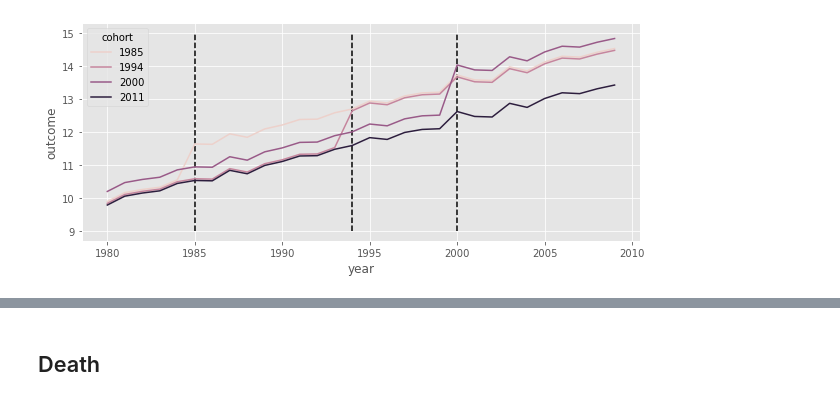
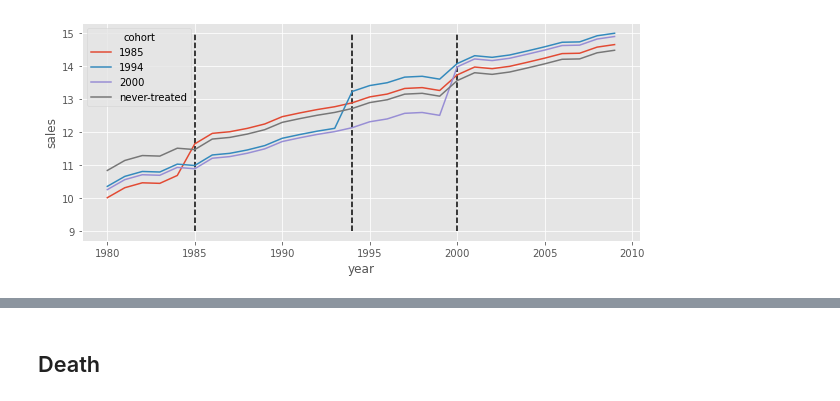
Before and after one commit to matheusfacure/python-causality-handbook, a Jupyter notebook: causal-inference-for-the-brave-and-true/Diff-in-Diff-Death-and-Rebirth.ipynb, the cells around one changed output, grey strips where cells are left out. Drawn from its saved outputs; the diff is of its cells as text; code cells hidden in the pictures.

```diff
--- a/causal-inference-for-the-brave-and-true/Diff-in-Diff-Death-and-Rebirth.ipynb
+++ b/causal-inference-for-the-brave-and-true/Diff-in-Diff-Death-and-Rebirth.ipynb
@@ -18,13 +28,13 @@ time = range(1980, 2010)
 cohorts = [1985,1994,2000,2011]
 units = range(1, 100+1)
 
-np.random.seed(3)
+np.random.seed(1)
 
 df_hom_effect = pd.DataFrame(dict(
     year = np.tile(time, len(units)),
     unit = np.repeat(units, len(time)),
     cohort = np.repeat(np.random.choice(cohorts, len(units)), len(time)),
-    unit_fe = np.repeat(np.random.normal(size=len(units)), len(time)),
+    unit_fe = np.repeat(np.random.normal(0, 5, size=len(units)), len(time)),
     time_fe = np.tile(np.random.normal(size=len(time)), len(units)),
 )).assign(
     trend = lambda d: (d["year"] - d["year"].min())/8,
@@ -33,19 +43,24 @@ df_hom_effect = pd.DataFrame(dict(
     treat = 1,
     y0 = lambda d: 10 + d["trend"] + d["unit_fe"] + 0.1*d["time_fe"],
 ).assign(
+    treat_post = lambda d: d["treat"]*d["post"],
     y1 = lambda d: d["y0"] + 1
 ).assign(
     tau = lambda d: d["y1"] - d["y0"],
-    outcome = lambda d: np.where(d["treat"]*d["post"] == 1, d["y1"], d["y0"])
-)
+    sales = lambda d: np.where(d["treat_post"] == 1, d["y1"], d["y0"])
+).drop(columns=["unit_fe", "time_fe", "trend", "y0", "y1"])
 # %%
 plt.figure(figsize=(10,4))
 [plt.vlines(x=c, ymin=9, ymax=15, color="black", ls="dashed") for c in cohorts[:-1]]
 sns.lineplot(
-    data=df_hom_effect.groupby(["cohort", "year"])["outcome"].mean().reset_index(),
+    data=(df_hom_effect
+          .replace({"cohort":{2011:"never-treated"}})
+          .groupby(["cohort", "year"])["sales"]
+          .mean()
+          .reset_index()),
     x="year",
-    y = "outcome",
+    y = "sales",
     hue="cohort",
 );
 # %% [output]
-[figure, old version]
+[figure, new version]
```
Also changed, not shown: parts of 12 cells of this notebook, 5 other files.
